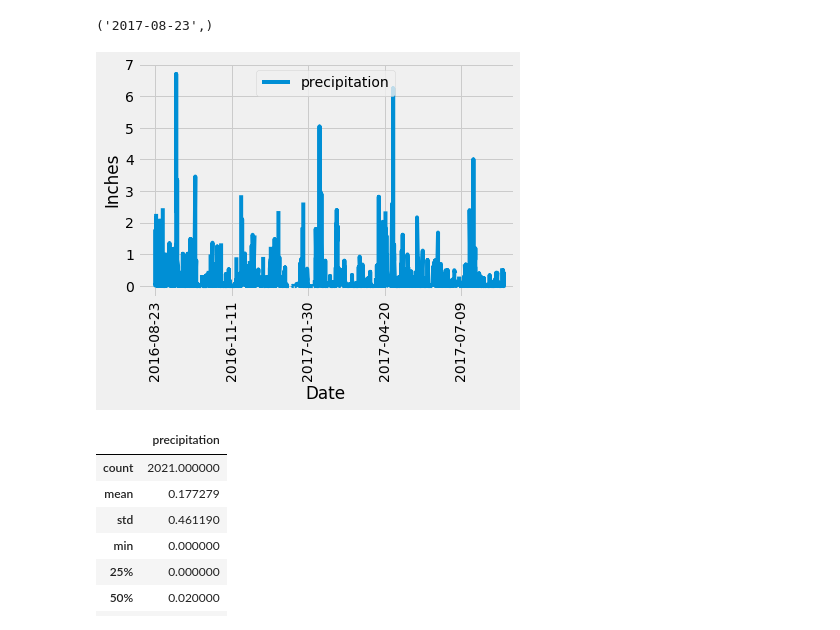
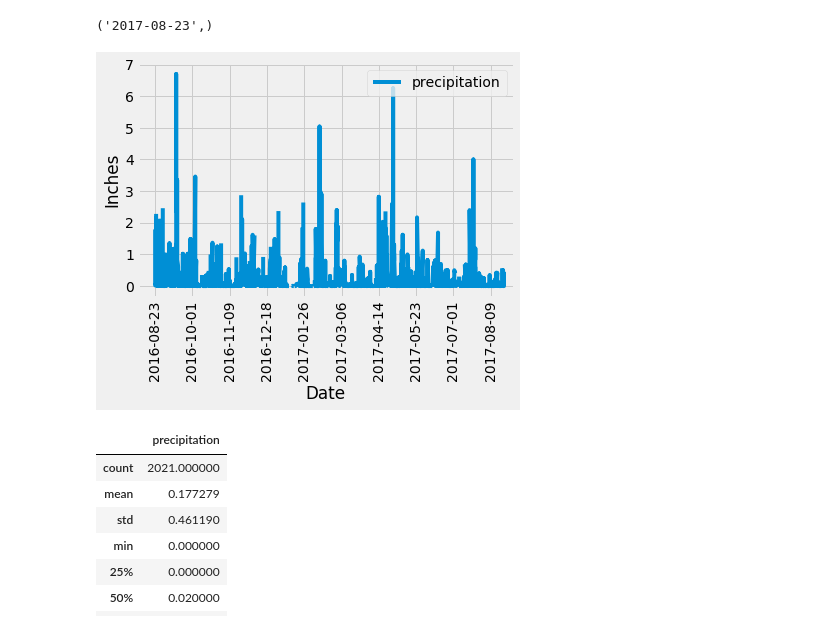
Before and after one commit to bryan-tt/sqlalchemy-challenge, a Jupyter notebook: SurfsUp/climate_starter.ipynb, the cells around one changed output. Saved outputs shown, nothing was run; the diff lists cells and outputs as text; code cells hidden in the pictures.

```diff
--- a/SurfsUp/climate_starter.ipynb
+++ b/SurfsUp/climate_starter.ipynb
@@ -74,37 +74,45 @@ latest_date = engine.execute("SELECT MAX(date) FROM measurement;").fetchall()[0]
 
 # Convert str to datetime object
 datetime_object = dt.datetime.strptime(latest_date, '%Y-%m-%d').date()
 
 # Calculate the date one year from the last date in data set.
 one_year_from_date = datetime_object - dt.timedelta(days=365)
 
 # Perform a query to retrieve the data and precipitation scores
-sql_statement = f"SELECT date, prcp FROM measurement WHERE Measurement.date BETWEEN '{one_year_from_date}' AND '{latest_date}';"
+sql_statement = f"""
+SELECT
+	date,
+	prcp
+FROM
+	measurement
+WHERE
+	Measurement.date BETWEEN '{one_year_from_date}' AND '{latest_date}';
+"""
 
 # Save the query results as a Pandas DataFrame. Explicitly set the column names
 ytd_data_df = pd.read_sql(sql_statement, conn)
 
 # Close connection
 conn.close()
 
 # Sort the dataframe by date
 sorted_df = ytd_data_df.sort_values(by="date", ascending=True)
 sorted_df = sorted_df.rename(columns={
     'prcp': 'precipitation'
 })
 
 # Use Pandas Plotting with Matplotlib to plot the data
 x_axis = sorted_df['date']
 y_axis = sorted_df['precipitation']
 handle = plt.plot_date(x_axis, y_axis, xdate=True, fmt='-', label="precipitation")
-plt.xticks(np.arange(0, len(x_axis), step=80),rotation=90)
+plt.xticks(np.arange(0, len(x_axis), step=39),rotation=90)
 plt.xlim(right=375)
 plt.ylabel('Inches')
 plt.xlabel("Date")
-plt.legend(handles=handle, loc='upper center')
+plt.legend(handles=handle, loc='upper right')
 plt.show()
 # %% [output]
-[figure, old version]
+[figure, new version]
 # %%
 # Use Pandas to calculate the summary statistics for the precipitation data
 sorted_df.describe()
```
Also changed, not shown: parts of 1 cell of this notebook, 1 other file.
